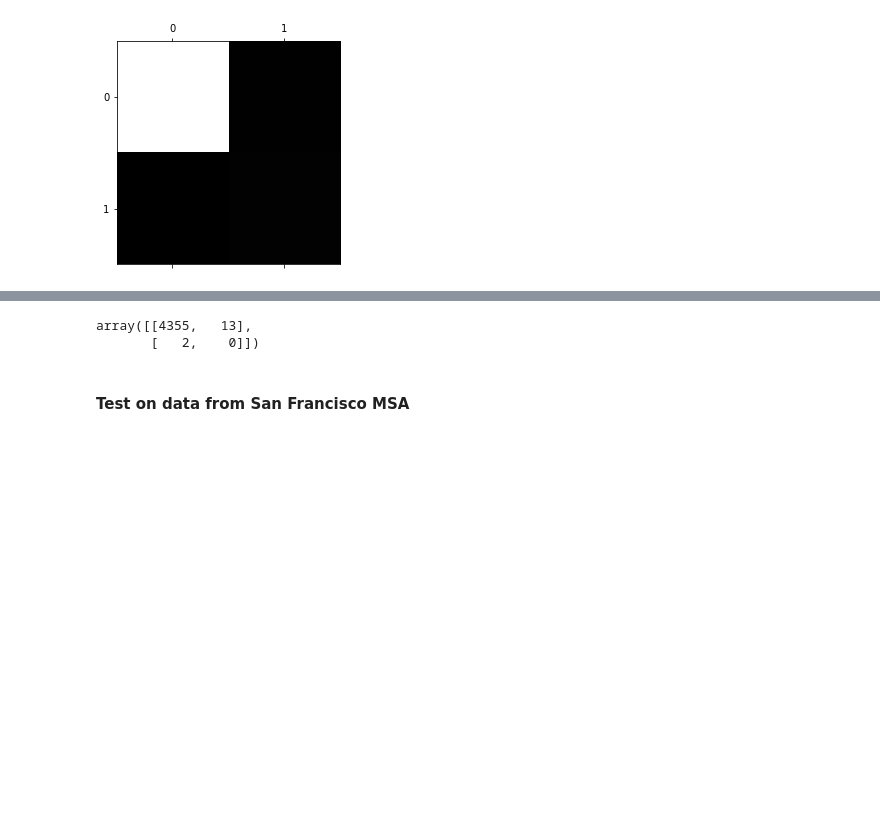
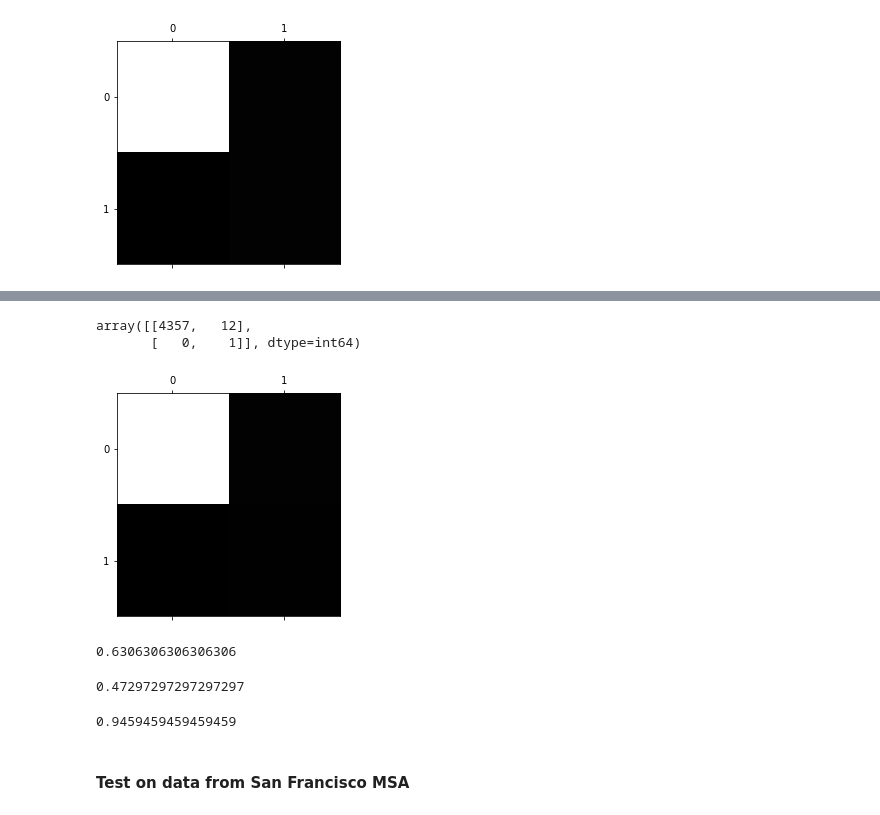
Before and after one commit to JeevanBhoot/citadel-dataopen, a Jupyter notebook: Test 2.ipynb, the cells around one changed output, grey strips where cells are left out. Cells and saved outputs as stored; diff of their text form; code cells hidden in the pictures; blank space fills up the shorter version.

```diff
--- a/Test 2.ipynb
+++ b/Test 2.ipynb
@@ -409,7 +438,8 @@ Predict whether a tract passes test two (sufficient improvement for gentrificati
 census_data_x = census_data.copy()
 census_data_x = census_data_x.drop(columns=['gentrify_elig', 'geoid', 'test_two', 'gentrified'])
 census_data_y = census_data['test_two']
-forest_clf = RandomForestClassifier(n_estimators=100, random_state=42)
+forest_clf = RandomForestClassifier(n_estimators=1800, random_state=42, min_samples_split=4, min_samples_leaf=1,
+                                    max_features='auto', max_depth=76, bootstrap=False, class_weight='balanced')
 forest_clf.fit(census_data_x, census_data_y)
 forest_scores = cross_val_score(forest_clf, census_data_x, census_data_y, cv=5)
 forest_scores.mean()
@@ -447,3 +474,26 @@ plt.matshow(conf_mx, cmap=plt.cm.gray)
 plt.show()
 # %% [output]
 [figure]
+# %%
+n_estimators = [int(x) for x in np.linspace(start = 10, stop = 2000, num = 80)]
+max_features = ['auto', 'sqrt', 'log2']
+max_depth = [int(x) for x in np.linspace(10, 220, num = 20)]
+max_depth.append(None)
+min_samples_split = [2, 3, 4, 5, 6, 7, 8, 9, 10]
+min_samples_leaf = [1, 2, 3, 4, 5]
+bootstrap = [True, False]
+class_weight = ['balanced', 'balanced_subsample', None]
+
+
+random_grid = {'n_estimators': n_estimators,
+               'max_features': max_features,
+               'max_depth': max_depth,
+               'min_samples_split': min_samples_split,
+               'min_samples_leaf': min_samples_leaf,
+               'bootstrap': bootstrap,
+               'class_weight': class_weight}
+
+rnd_search = RandomizedSearchCV(forest_clf2, param_distributions=random_grid,
+                                n_iter=500, cv=3, scoring='f1',
+                                verbose=2, random_state=42, n_jobs=-1)
+rnd_search.fit(census_data_x, census_data_y2)
@@ -450,6 +527,6 @@ plt.show()
 # %%
-final_model = RandomForestClassifier(n_estimators=1823, random_state=42, min_samples_split=4, min_samples_leaf=1,
-                                    max_features='auto', max_depth=76, bootstrap=False)
+final_model = RandomForestClassifier(n_estimators=500, random_state=42, min_samples_split=2, min_samples_leaf=1,
+                                    max_features='auto', max_depth=20, bootstrap=True, class_weight='balanced')
 final_model.fit(census_data_x, census_data_y2)
 forest_scores = cross_val_score(final_model, census_data_x, census_data_y2, cv=5)
 forest_scores.mean()
@@ -458,11 +545,32 @@ forest_scores.mean()
 # %%
 forest_predictions = cross_val_predict(final_model, census_data_x, census_data_y2, cv=5)
-census_data_y2_list = census_data_y2.values.tolist()
-conf_mx = confusion_matrix(forest_predictions, census_data_y2_list)
+census_data_y_list2 = census_data_y2.values.tolist()
+
+conf_mx = confusion_matrix(forest_predictions, census_data_y_list2)
 conf_mx
 # %% [output]
-array([[4355,   13],
-       [   2,    0]])
+array([[4357,   12],
+       [   0,    1]], dtype=int64)
+# %%
+plt.matshow(conf_mx, cmap=plt.cm.gray)
+plt.show()
+# %% [output]
+[figure, added]
+# %%
+f1_score = f1_score(forest_predictions, census_data_y_list)
+f1_score
+# %% [output]
+0.6306306306306306
+# %%
+precision = precision_score(forest_predictions, census_data_y_list)
+precision
+# %% [output]
+0.47297297297297297
+# %%
+recall_score = recall_score(forest_predictions, census_data_y_list)
+recall_score
+# %% [output]
+0.9459459459459459
 # %% [markdown]
 #### Test on data from San Francisco MSA
 # %%
```
Also changed, not shown: parts of 27 cells of this notebook, 3 other files.
